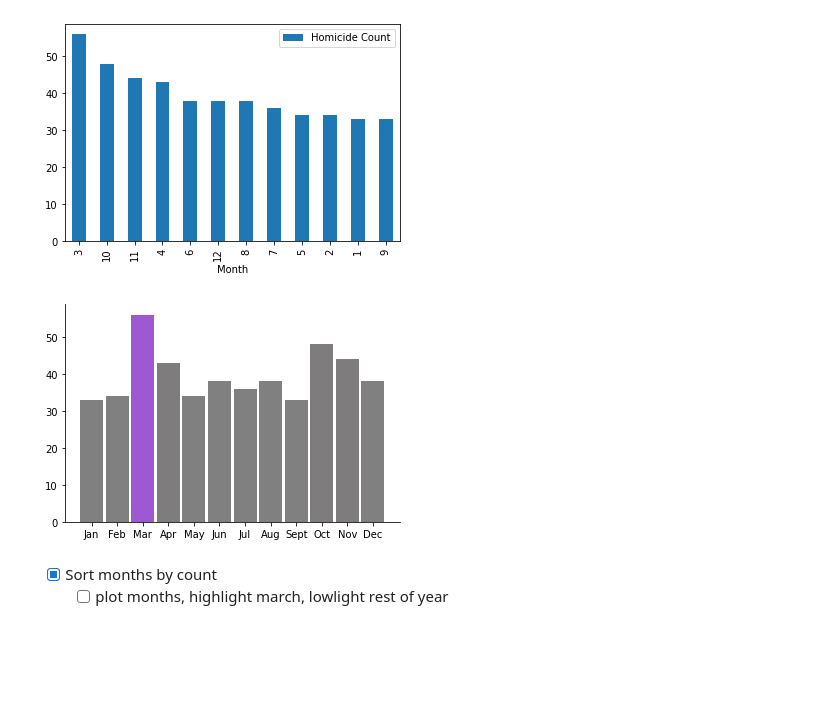
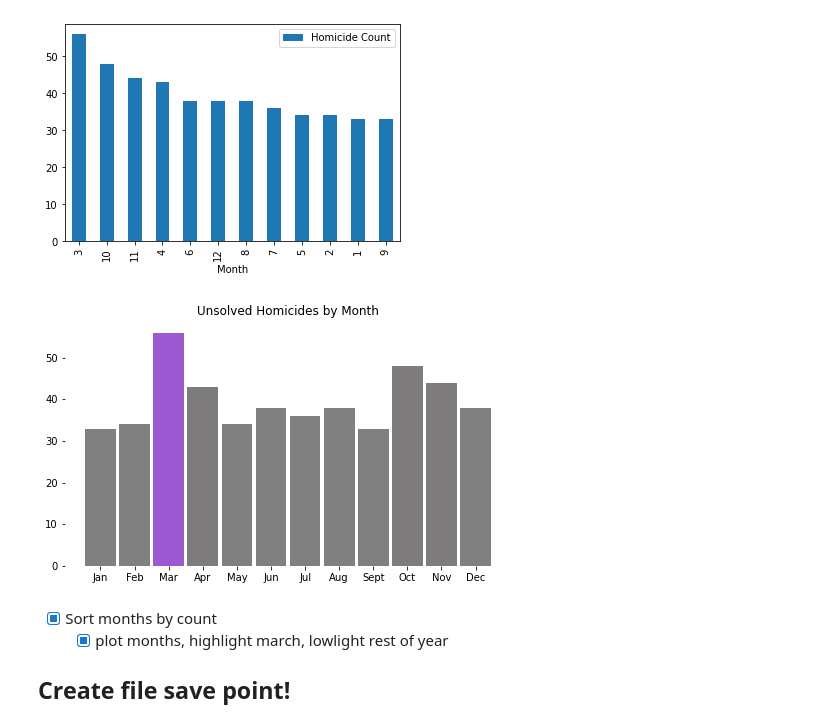
Before and after one commit to IsabelsRepo/IsabelsRepo, a Jupyter notebook: Data-Science/Unsolved Homicide Analysis/Unsolved_Homicides.ipynb, the cells around one changed output. Cells and saved outputs as stored; diff of their text form; code cells hidden in the pictures; blank space fills up the shorter version.

```diff
--- a/Data-Science/Unsolved Homicide Analysis/Unsolved_Homicides.ipynb
+++ b/Data-Science/Unsolved Homicide Analysis/Unsolved_Homicides.ipynb
@@ -439,14 +484,16 @@ months_df.plot.bar(x='Month')
 # %%
 # bar(color) indexes from sorted data
 month_colors = ['#9C59D1','#7e7c7c', '#7e7c7c', '#7e7c7c','grey','grey','grey','grey','grey','grey','grey','grey',]
-fig,ax = plt.subplots()
+fig,ax = plt.subplots(figsize=(8,4.5))
 ax.bar(months_df['Month'], months_df['Homicide Count'], width=0.9, color=month_colors)
 # set x labels. bar(tick_label) doesn't like strings
 plt.xticks(range(1,13), mo)
-ax.spines[['top', 'right']].set_visible(False)
+ax.set_title('Unsolved Homicides by Month')
+ax.spines[['top', 'right', 'left', 'bottom']].set_visible(False)
 plt.show()
 # %% [output]
-[figure, old version]
+[figure, new version]
 # %% [markdown]
 - [x] Sort months by count
-    - [ ] plot months, highlight march, lowlight rest of year
+    - [x] plot months, highlight march, lowlight rest of year
+## Create file save point!
```
Also changed, not shown: parts of 51 cells of this notebook.
